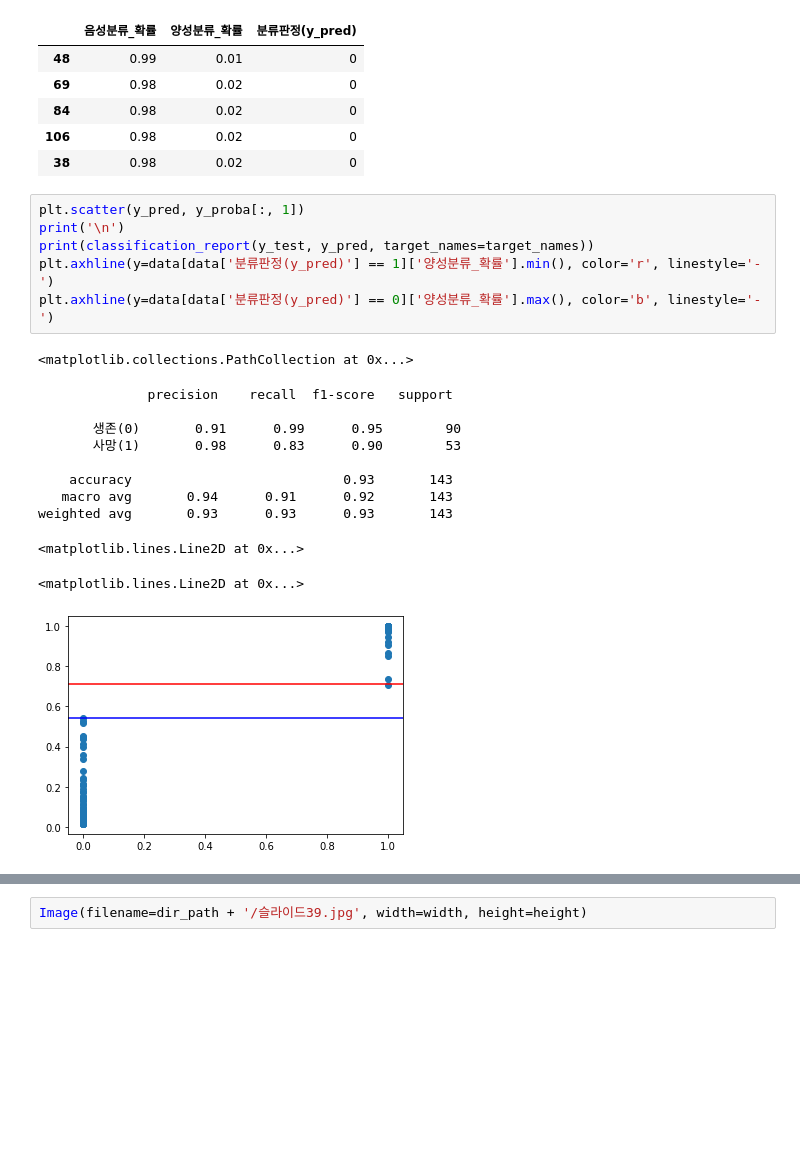
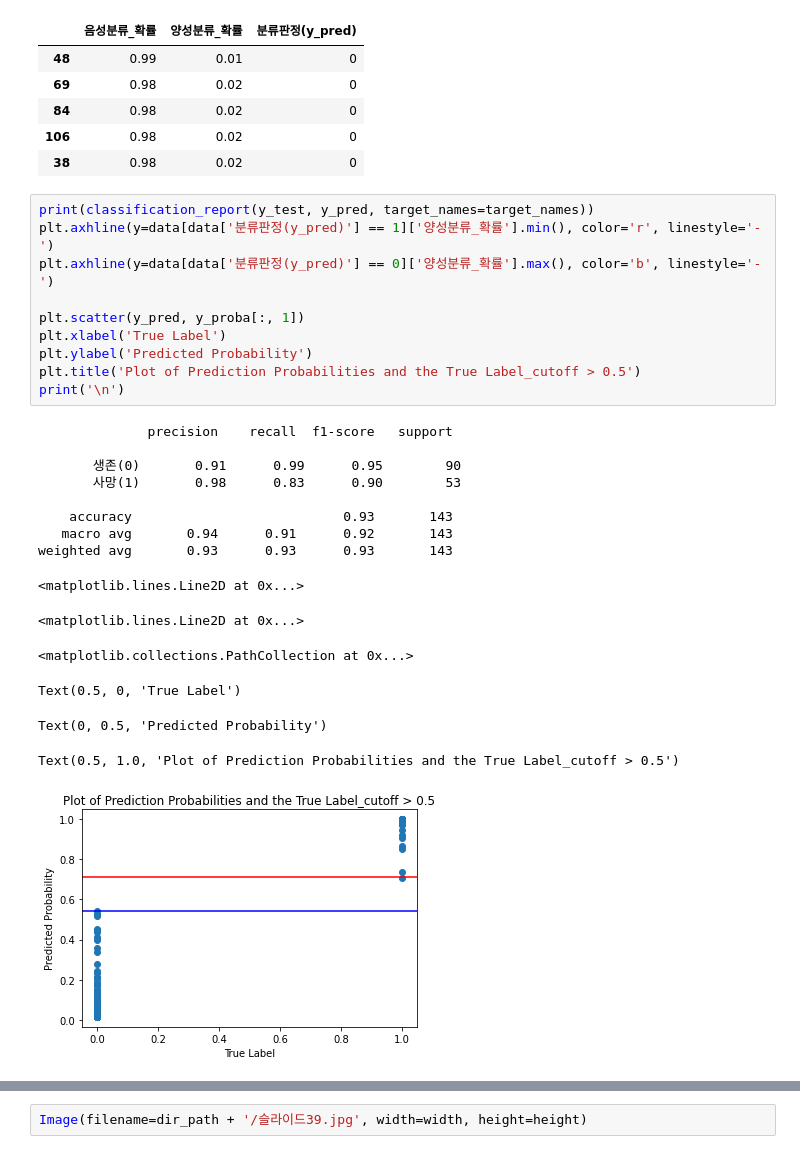
Before and after one commit to ancestor9/aSSIST, a Jupyter notebook: 03_model evaluation.ipynb, the cells around one changed output, grey strips where cells are left out. Cells and saved outputs as stored; diff of their text form; blank space fills up the shorter version.

```diff
--- a/03_model evaluation.ipynb
+++ b/03_model evaluation.ipynb
@@ -297,24 +316,31 @@ Name: 양성분류_확률, dtype: float64
 | 106 | 0.98 | 0.02 | 0 |
 | 38 | 0.98 | 0.02 | 0 |
 # %%
-plt.scatter(y_pred, y_proba[:, 1])
-print('\n')
 print(classification_report(y_test, y_pred, target_names=target_names))
 plt.axhline(y=data[data['분류판정(y_pred)'] == 1]['양성분류_확률'].min(), color='r', linestyle='-')
 plt.axhline(y=data[data['분류판정(y_pred)'] == 0]['양성분류_확률'].max(), color='b', linestyle='-')
+
+plt.scatter(y_pred, y_proba[:, 1])
+plt.xlabel('True Label')
+plt.ylabel('Predicted Probability')
+plt.title('Plot of Prediction Probabilities and the True Label_cutoff > 0.5')
+print('\n')
 # %% [output]
-<matplotlib.collections.PathCollection at 0x...>
+              precision    recall  f1-score   support
+
+       생존(0)       0.91      0.99      0.95        90
+       사망(1)       0.98      0.83      0.90        53
+
+    accuracy                           0.93       143
+   macro avg       0.94      0.91      0.92       143
+weighted avg       0.93      0.93      0.93       143
-              precision    recall  f1-score   support
-
-       생존(0)       0.91      0.99      0.95        90
-       사망(1)       0.98      0.83      0.90        53
-
-    accuracy                           0.93       143
-   macro avg       0.94      0.91      0.92       143
-weighted avg       0.93      0.93      0.93       143
+<matplotlib.lines.Line2D at 0x...>
 <matplotlib.lines.Line2D at 0x...>
-<matplotlib.lines.Line2D at 0x...>
+<matplotlib.collections.PathCollection at 0x...>
+Text(0.5, 0, 'True Label')
+Text(0, 0.5, 'Predicted Probability')
+Text(0.5, 1.0, 'Plot of Prediction Probabilities and the True Label_cutoff > 0.5')
-[figure, old version]
+[figure, new version]
 # %%
 y_pred_police = y_proba[:, 1] > 0.2
 plt.scatter(y_pred_police, y_proba[:, 1])
```
Also changed, not shown: parts of 17 cells of this notebook.
